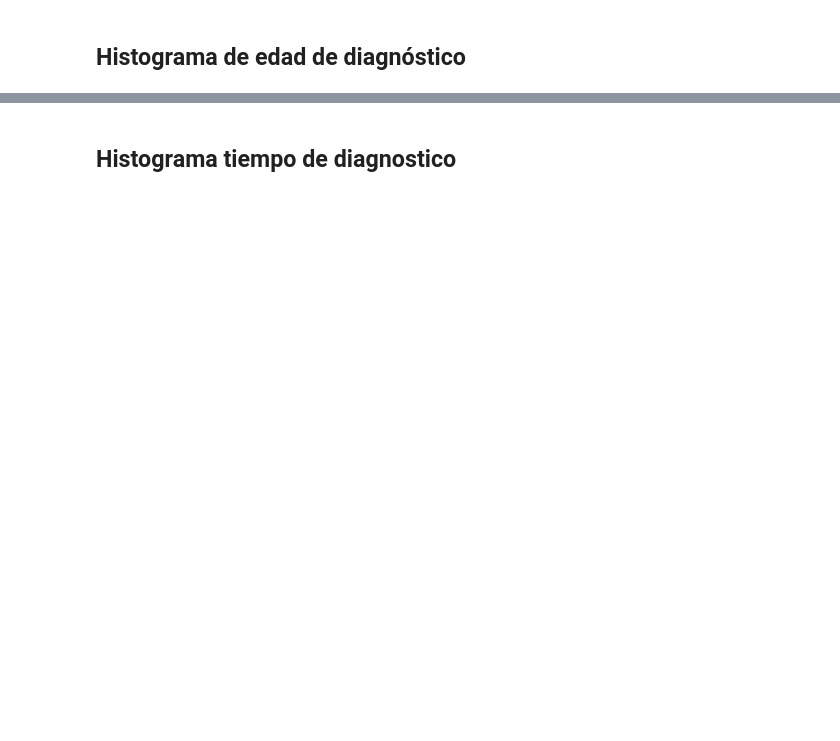
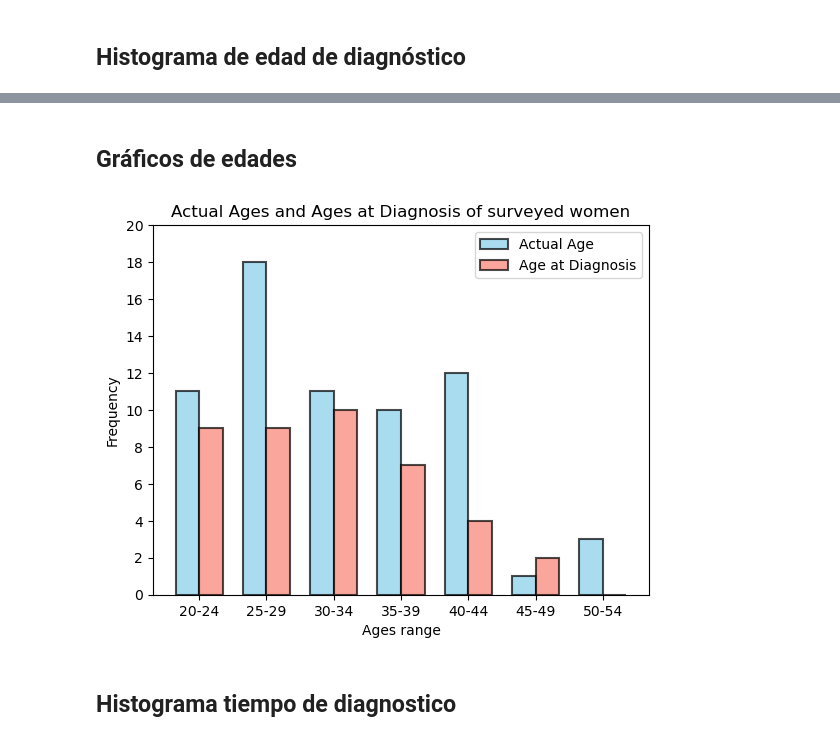
Before and after one commit to catalinavalle/Modelo-para-diagnostico-de-autismo-en-mujeres-adultas, a Jupyter notebook: codigos/analisis.ipynb, the cells around one changed output, grey strips where cells are left out. Saved outputs shown, nothing was run; the diff lists cells and outputs as text; code cells hidden in the pictures; blank space fills up the shorter version.

```diff
--- a/codigos/analisis.ipynb
+++ b/codigos/analisis.ipynb
@@ -58,3 +81,26 @@ plt.show()
+# %% [markdown]
+## Gráficos de edades
+# %%
+bins_diagnostico = range(20, 56, 5)
+labels_diagnostico = [f'{i}-{i+4}' for i in range(20, 55, 5)]
+
+bar_width = 0.35
+r1 = np.arange(len(conteo_por_rango))
+r2 = [x + bar_width for x in r1]
+
+plt.bar(r1, conteo_por_rango.values, color='skyblue', alpha=0.7, width=bar_width, linewidth=1.5, edgecolor='black', label='Actual Age')
+plt.bar(r2, conteo_por_rango_diagnostico.values, color='salmon', alpha=0.7, width=bar_width, linewidth=1.5, edgecolor='black', label='Age at Diagnosis')
+
+plt.xlabel('Ages range')
+plt.ylabel('Frequency')
+plt.title('Actual Ages and Ages at Diagnosis of surveyed women')
+plt.xticks([r + bar_width / 2 for r in range(len(conteo_por_rango))], conteo_por_rango.index)
+plt.yticks([0, 2, 4, 6, 8, 10, 12, 14, 16, 18, 20])
+plt.legend()
+
+plt.show()
+# %% [output]
+[figure, added]
 # %% [markdown]
 ## Histograma tiempo de diagnostico
 # %%
```
Also changed, not shown: parts of 6 cells of this notebook, 1 other file.
